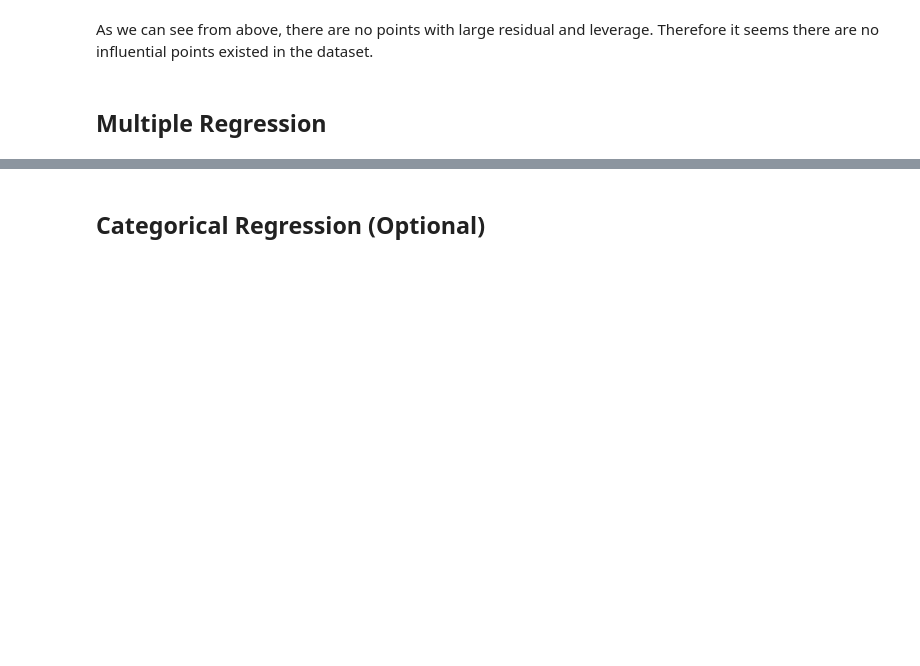
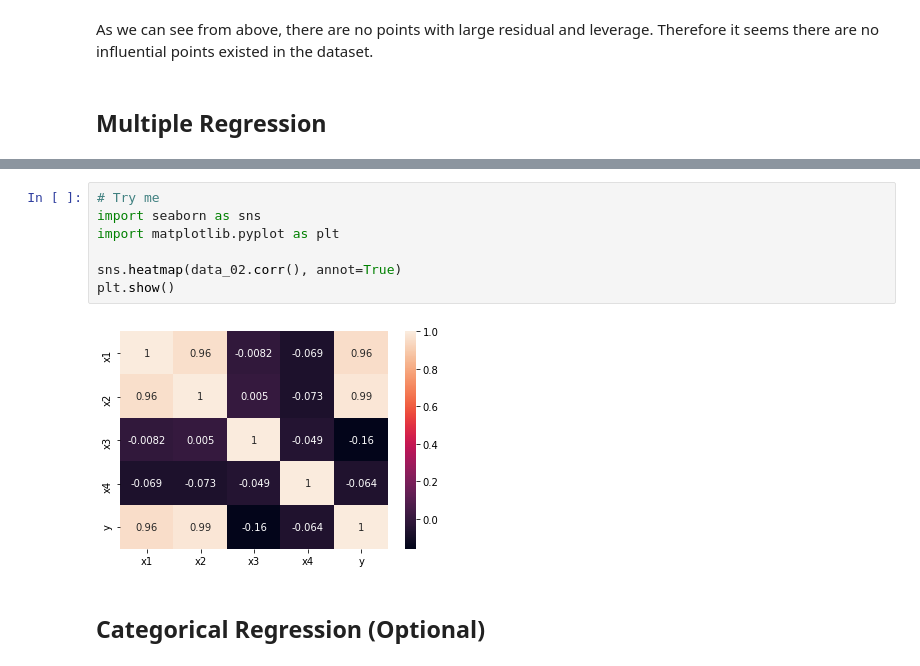
Before and after one commit to lt-shy-john/python-data-analytics-course, a Jupyter notebook: Week 08 - Statistics with Python.ipynb, the cells around one changed output, grey strips where cells are left out. Drawn from its saved outputs; the diff is of its cells as text; blank space fills up the shorter version.

```diff
--- a/Week 08 - Statistics with Python.ipynb
+++ b/Week 08 - Statistics with Python.ipynb
@@ -1072,3 +1121,12 @@ Multiple regression simply means our dataset has multiple independent variables,
+# %%
+# Try me
+import seaborn as sns
+import matplotlib.pyplot as plt
+
+sns.heatmap(data_02.corr(), annot=True)
+plt.show()
+# %% [output]
+[figure, added]
 # %% [markdown]
 ## Categorical Regression (Optional)
 # %% [markdown]
```
Also changed, not shown: parts of 4 cells of this notebook.
